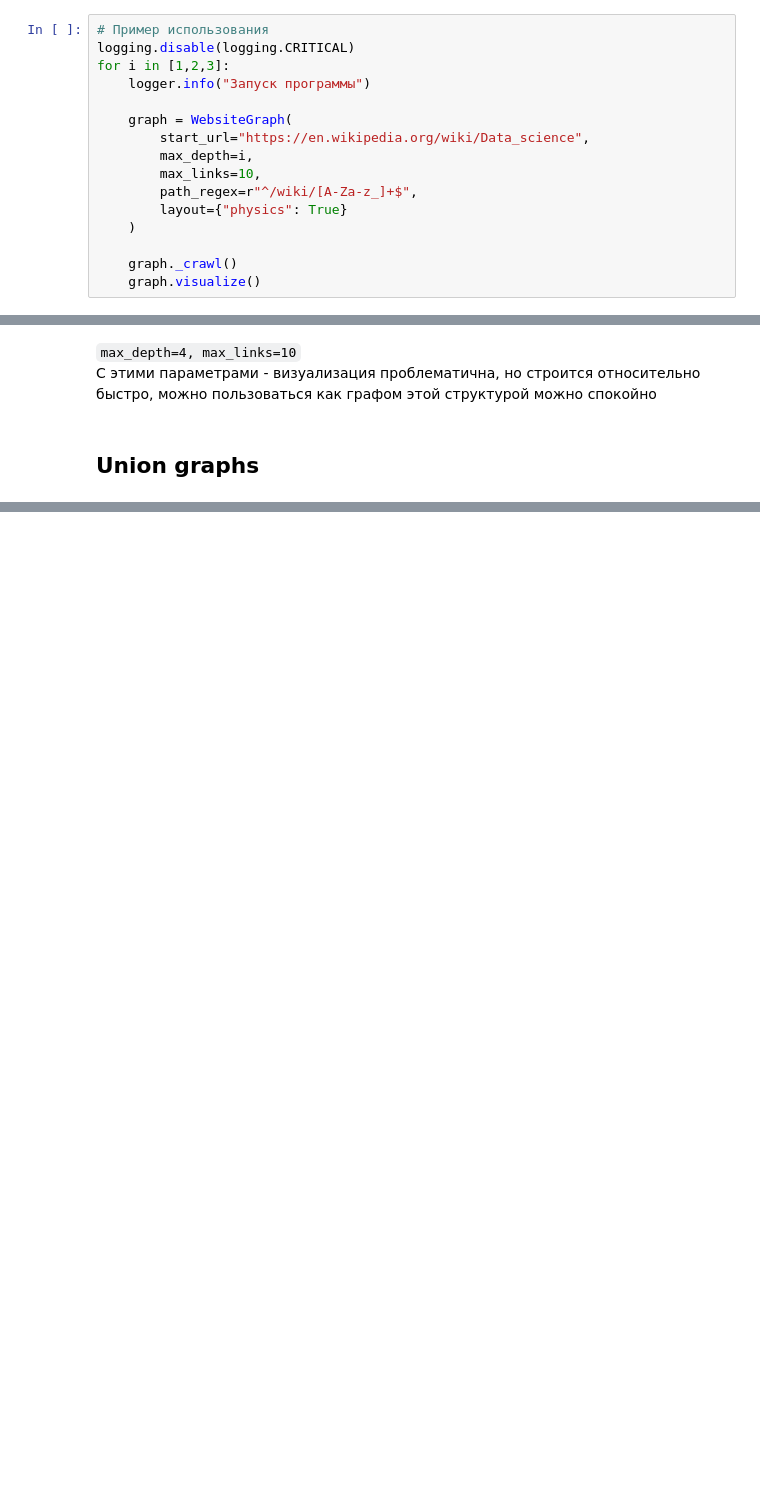
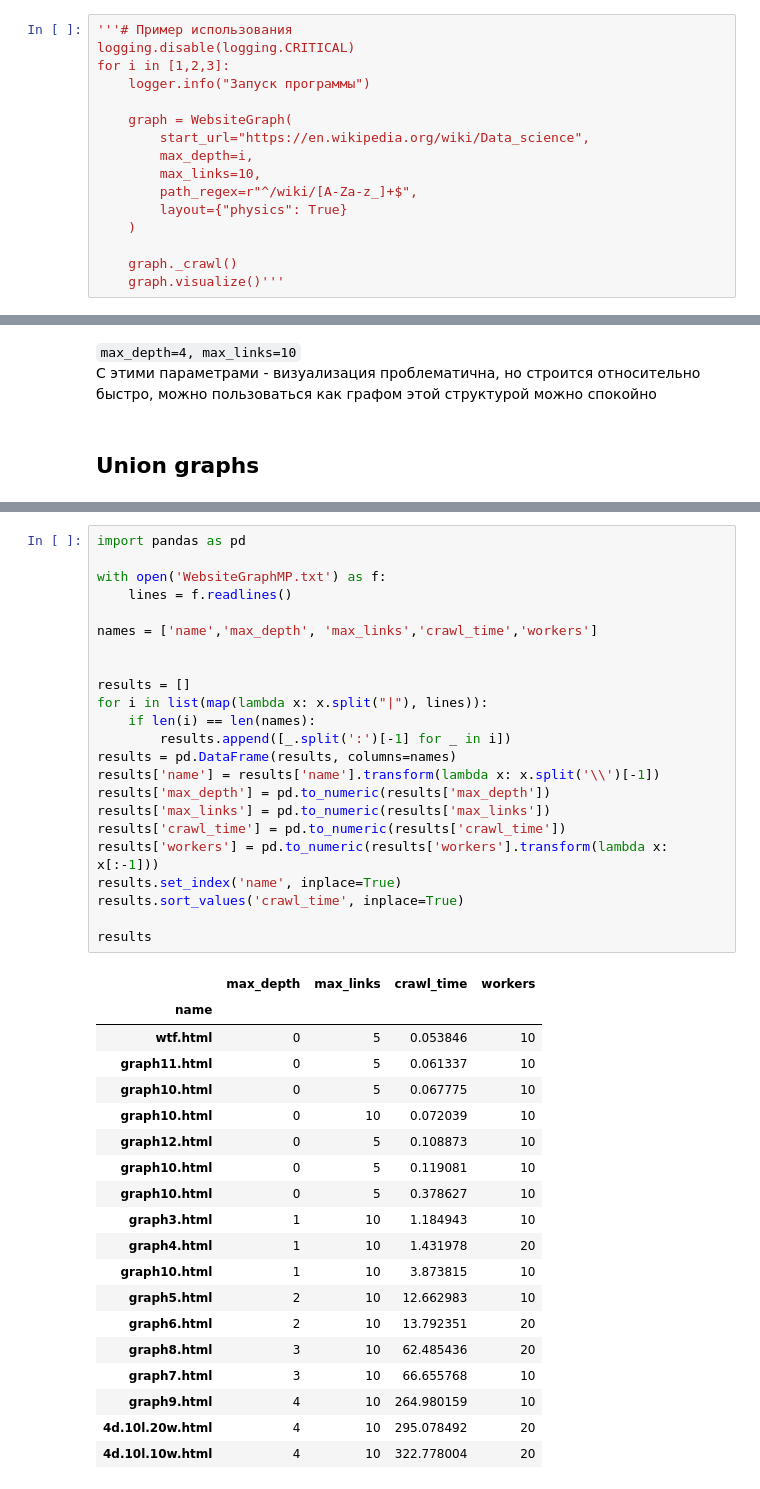
Before and after one commit to Ackrome/WebsiteGraph, a Jupyter notebook: WebsiteGraph.ipynb, the cells around one changed output, grey strips where cells are left out. Cells and saved outputs as stored; diff of their text form; blank space fills up the shorter version.

```diff
--- a/WebsiteGraph.ipynb
+++ b/WebsiteGraph.ipynb
@@ -481,5 +479,5 @@ c:\Users\ivant\Desktop\proj\WebsiteGraph\graphs\graph0.html | max_depth: 1 | max
 # %%
-# Пример использования
+'''# Пример использования
 logging.disable(logging.CRITICAL)
 for i in [1,2,3]:
     logger.info("Запуск программы")
@@ -493,5 +491,5 @@ for i in [1,2,3]:
     )
 
     graph._crawl()
-    graph.visualize()
+    graph.visualize()'''
 # %% [output]
@@ -913,0 +994,43 @@ union_graph.visualize()
+# %%
+import pandas as pd
+
+with open('WebsiteGraphMP.txt') as f:
+    lines = f.readlines()
+
+names = ['name','max_depth', 'max_links','crawl_time','workers']
+
+
+results = []
+for i in list(map(lambda x: x.split("|"), lines)):
+    if len(i) == len(names):
+        results.append([_.split(':')[-1] for _ in i])
+results = pd.DataFrame(results, columns=names)
+results['name'] = results['name'].transform(lambda x: x.split('\\')[-1])
+results['max_depth'] = pd.to_numeric(results['max_depth'])
+results['max_links'] = pd.to_numeric(results['max_links'])
+results['crawl_time'] = pd.to_numeric(results['crawl_time'])
+results['workers'] = pd.to_numeric(results['workers'].transform(lambda x: x[:-1]))
+results.set_index('name', inplace=True)
+results.sort_values('crawl_time', inplace=True)
+
+results
+# %% [output]
+|  | max_depth | max_links | crawl_time | workers |
+| name |  |  |  |  |
+| wtf.html | 0 | 5 | 0.053846 | 10 |
+| graph11.html | 0 | 5 | 0.061337 | 10 |
+| graph10.html | 0 | 5 | 0.067775 | 10 |
+| graph10.html | 0 | 10 | 0.072039 | 10 |
+| graph12.html | 0 | 5 | 0.108873 | 10 |
+| graph10.html | 0 | 5 | 0.119081 | 10 |
+| graph10.html | 0 | 5 | 0.378627 | 10 |
+| graph3.html | 1 | 10 | 1.184943 | 10 |
+| graph4.html | 1 | 10 | 1.431978 | 20 |
+| graph10.html | 1 | 10 | 3.873815 | 10 |
+| graph5.html | 2 | 10 | 12.662983 | 10 |
+| graph6.html | 2 | 10 | 13.792351 | 20 |
+| graph8.html | 3 | 10 | 62.485436 | 20 |
+| graph7.html | 3 | 10 | 66.655768 | 10 |
+| graph9.html | 4 | 10 | 264.980159 | 10 |
+| 4d.10l.20w.html | 4 | 10 | 295.078492 | 20 |
+| 4d.10l.10w.html | 4 | 10 | 322.778004 | 20 |
```
Also changed, not shown: parts of 7 cells of this notebook, 5 other files.
